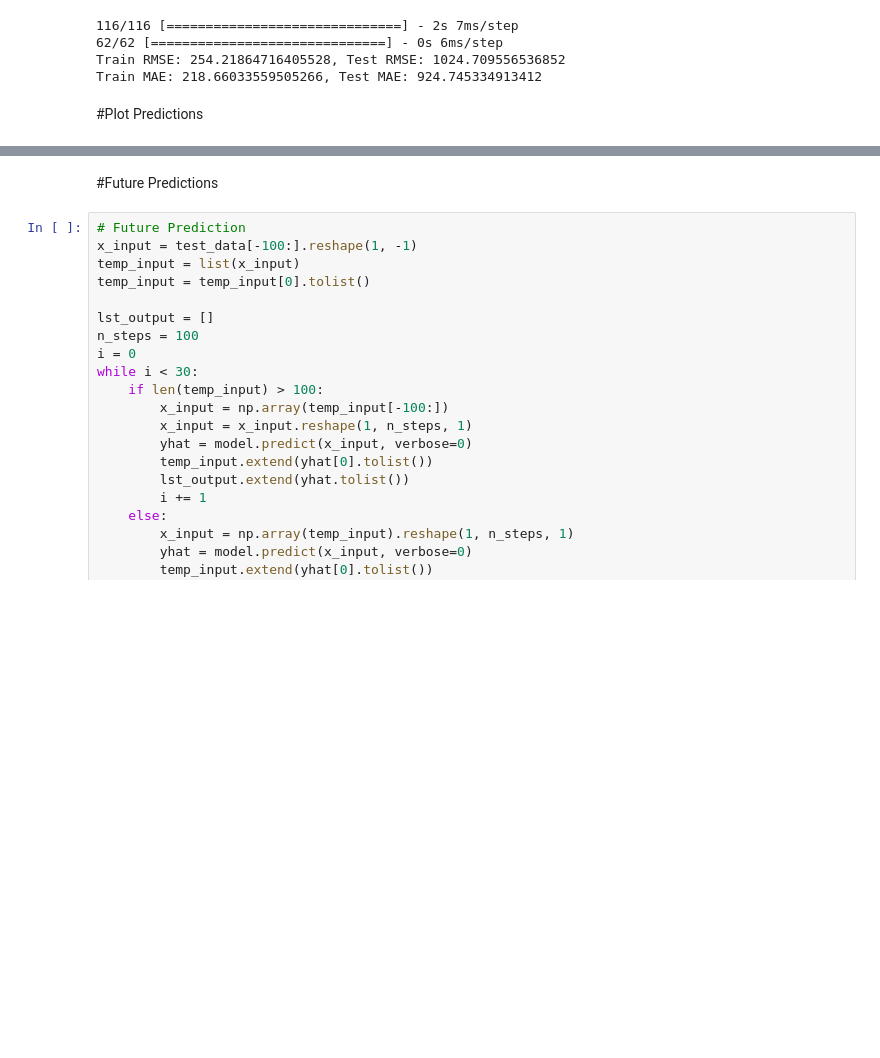
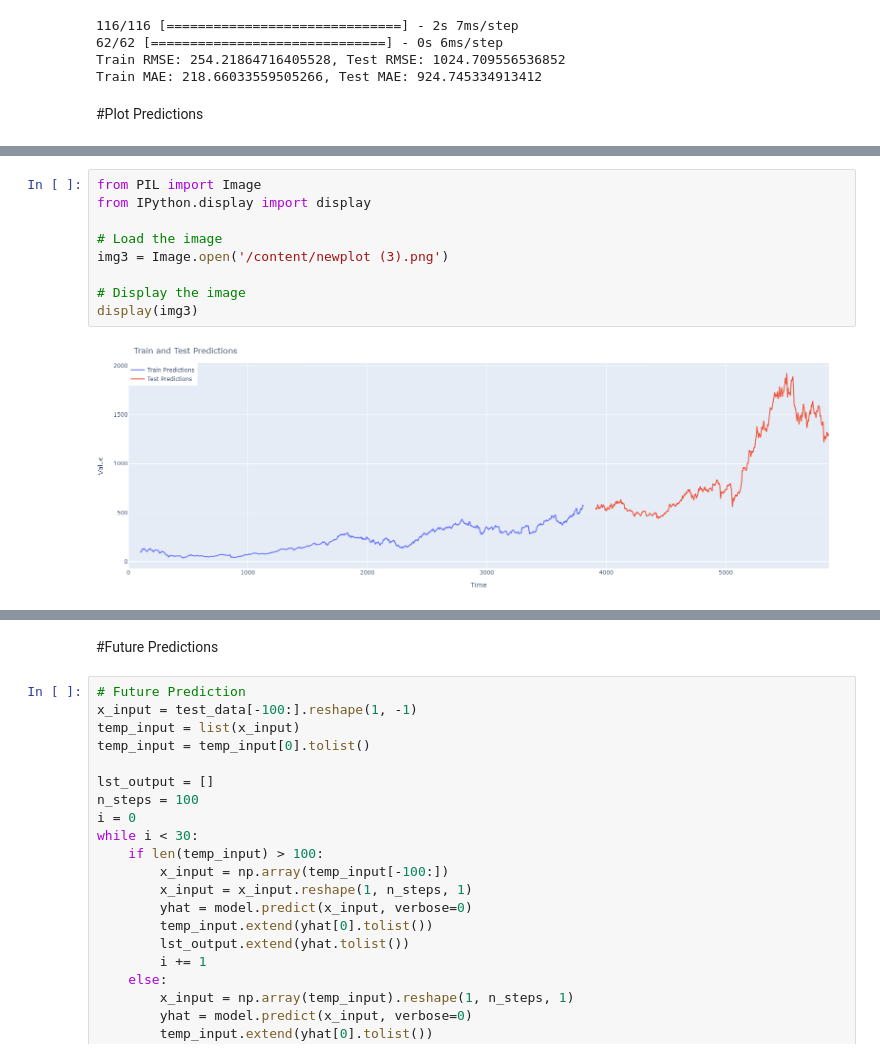
Before and after one commit to rudraksh2611/Stock_Navigator-Future_Stock_Insights_using_LSTM, a Jupyter notebook: Future_Prediction_with_Proof.ipynb, the cells around one changed output, grey strips where cells are left out. Saved outputs shown, nothing was run; the diff lists cells and outputs as text; blank space fills up the shorter version.

```diff
--- a/Future_Prediction_with_Proof.ipynb
+++ b/Future_Prediction_with_Proof.ipynb
@@ -161,3 +161,14 @@ fig.update_layout(
 fig.show()
 # %% [output]
 [interactive output not drawn]
+# %%
+from PIL import Image
+from IPython.display import display
+
+# Load the image
+img3 = Image.open('/content/newplot (3).png')
+
+# Display the image
+display(img3)
+# %% [output]
+[figure, added]
```
Also changed, not shown: parts of 7 cells of this notebook.
